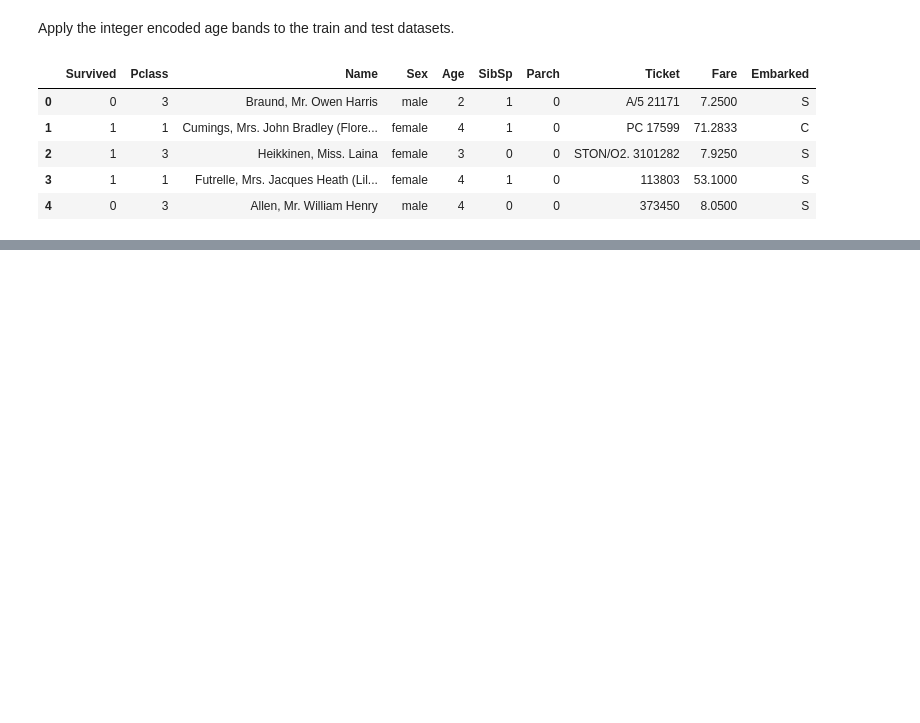
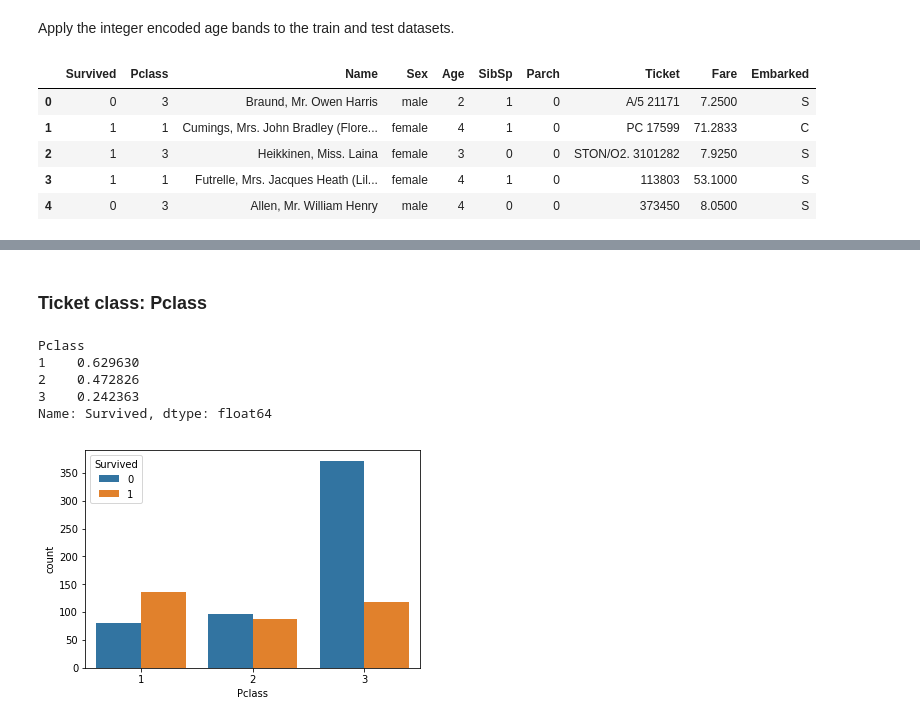
Before and after one commit to davidtvs/kaggle-titanic, a Jupyter notebook: titanic.ipynb, the cells around one changed output, grey strips where cells are left out. Drawn from its saved outputs; the diff is of its cells as text; code cells hidden in the pictures; blank space fills up the shorter version.

```diff
--- a/titanic.ipynb
+++ b/titanic.ipynb
@@ -282,0 +296,20 @@ train.head()
+# %%
+# One-encode using dummies
+train['IsMale'] = pd.get_dummies(train['Sex'], drop_first=True)
+test['IsMale'] = pd.get_dummies(test['Sex'], drop_first=True)
+
+# Drop the Sex column
+train.drop(columns='Sex', inplace=True)
+test.drop(columns='Sex', inplace=True)
+# %% [markdown]
+### Ticket class: Pclass
+# %%
+_ = sns.countplot(x='Pclass', hue='Survived', data=train)
+train.groupby('Pclass')['Survived'].mean()
+# %% [output]
+Pclass
+1    0.629630
+2    0.472826
+3    0.242363
+Name: Survived, dtype: float64
+[figure, added]
```
Also changed, not shown: parts of 14 cells of this notebook.
